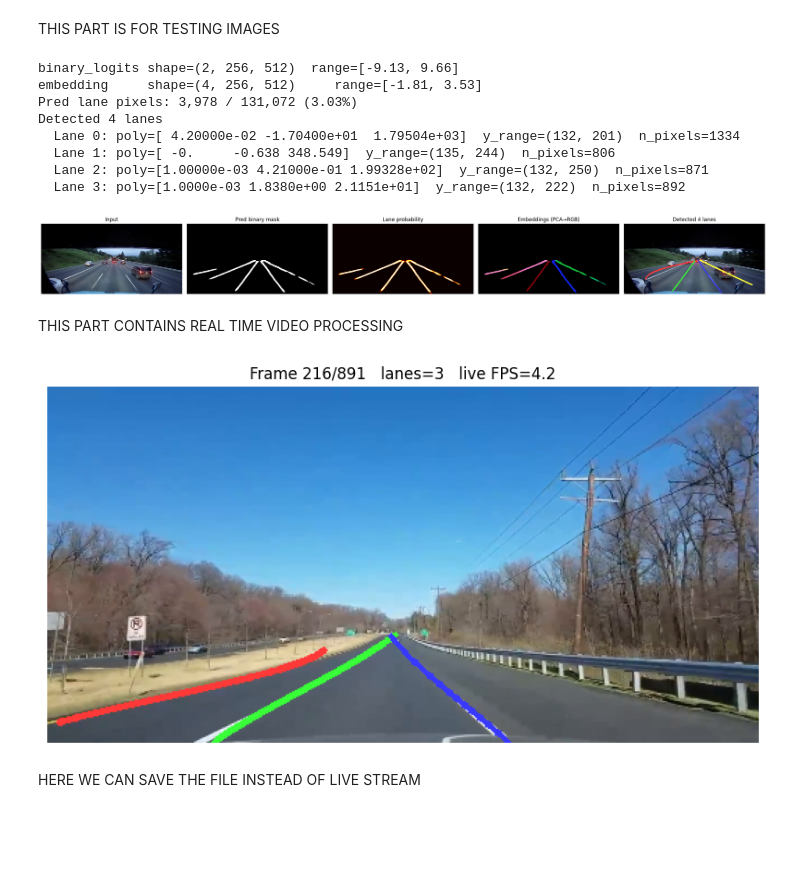
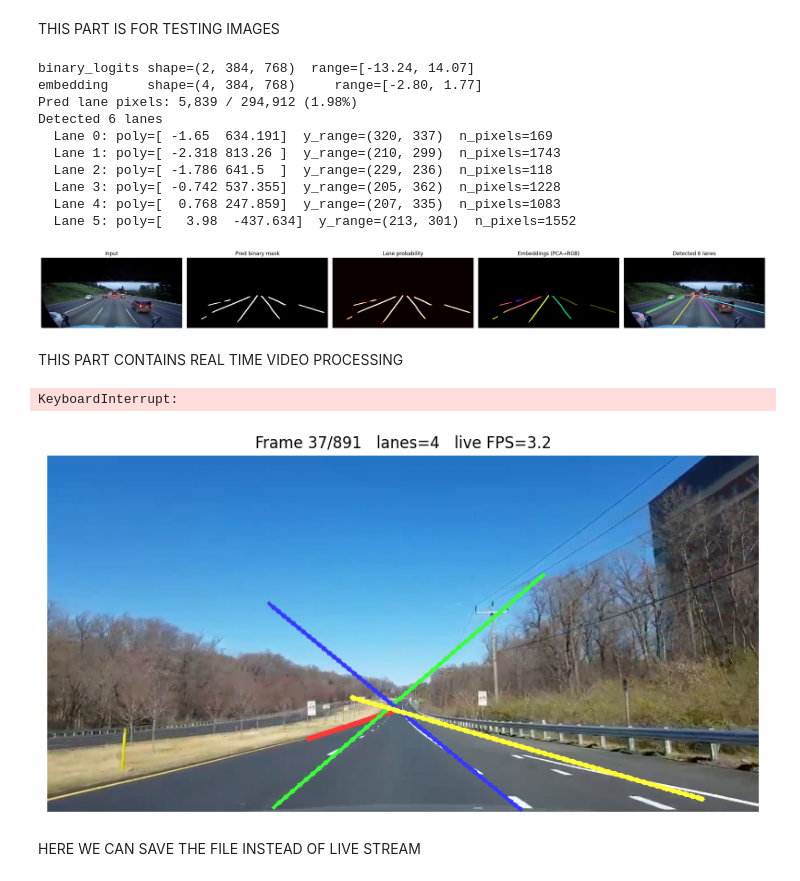
Before and after one commit to abdullahtapanci/LaneDetection, a Jupyter notebook: realTime.ipynb, the cells around one changed output. Drawn from its saved outputs; the diff is of its cells as text; code cells hidden in the pictures; blank space fills up the shorter version.

```diff
--- a/realTime.ipynb
+++ b/realTime.ipynb
@@ -33,7 +33,7 @@ device = "cuda" if torch.cuda.is_available() else "cpu"
 print("device:", device)
 
 #Checkpoint path
-CKPT_PATH = "/content/drive/MyDrive/Lane_Detection_Project/checkpoints/best.pt"
+CKPT_PATH = "/content/drive/MyDrive/Lane_Detection_Project/checkpoints/5/best.pt"
 
 #Load the model
 #model = LaneNet(embedding_dim=4).to(device)
@@ -86,7 +86,8 @@ IMAGE_PATH = "/content/drive/MyDrive/Lane_Detection_Project/sampleImages/testIma
 #EPS is the maximum distance between two samples for them to be considered as in the same neighborhood.
 #MIN_SAMPLES is the minimum number of samples required to form a dense region (i.e., a lane).
 #MIN_PIXELS is the minimum number of pixels required for a detected lane to be considered valid.
-EPS, MIN_SAMPLES, MIN_PIXELS, BANDWIDTH = 0.2, 20, 100, 2.0
+EPS, MIN_SAMPLES, MIN_PIXELS, BANDWIDTH = 0.1, 20, 100, 2.0
+POLY_DEGREE = 2
 
 # --- Read image ---
 frame_bgr = cv2.imread(IMAGE_PATH)
@@ -102,8 +103,8 @@ binary_np = binary_logits.squeeze(0).cpu().numpy()    # (2, H, W)
 emb_np    = embedding.squeeze(0).cpu().numpy()         # (D, H, W)
 
 lanes = my_postprocess(binary_np, emb_np,
-                       eps=EPS, min_samples=MIN_SAMPLES,
-                       poly_degree=2, min_pixels=MIN_PIXELS, bandwidth=BANDWIDTH, clustering_algorithm='dbscan')
+                       eps=EPS, min_samples=MIN_SAMPLES, threshold=0.4,
+                       poly_degree=POLY_DEGREE, min_pixels=MIN_PIXELS, bandwidth=BANDWIDTH, clustering_algorithm='dbscan')
 
 # --- Pull intermediates for visualization ---
 binary_pred = binary_np.argmax(axis=0).astype(np.uint8)                # (H, W)
@@ -143,15 +144,17 @@ axes[4].imshow(annotated);                                axes[4].set_title(f"De
 for a in axes: a.axis("off")
 plt.tight_layout(); plt.show()
 # %% [output]
-binary_logits shape=(2, 256, 512)  range=[-9.13, 9.66]
-embedding     shape=(4, 256, 512)     range=[-1.81, 3.53]
-Pred lane pixels: 3,978 / 131,072 (3.03%)
-Detected 4 lanes
-  Lane 0: poly=[ 4.20000e-02 -1.70400e+01  1.79504e+03]  y_range=(132, 201)  n_pixels=1334
-  Lane 1: poly=[ -0.     -0.638 348.549]  y_range=(135, 244)  n_pixels=806
-  Lane 2: poly=[1.00000e-03 4.21000e-01 1.99328e+02]  y_range=(132, 250)  n_pixels=871
-  Lane 3: poly=[1.0000e-03 1.8380e+00 2.1151e+01]  y_range=(132, 222)  n_pixels=892
+binary_logits shape=(2, 384, 768)  range=[-13.24, 14.07]
+embedding     shape=(4, 384, 768)     range=[-2.80, 1.77]
+Pred lane pixels: 5,839 / 294,912 (1.98%)
+Detected 6 lanes
+  Lane 0: poly=[ -1.65  634.191]  y_range=(320, 337)  n_pixels=169
+  Lane 1: poly=[ -2.318 813.26 ]  y_range=(210, 299)  n_pixels=1743
+  Lane 2: poly=[ -1.786 641.5  ]  y_range=(229, 236)  n_pixels=118
+  Lane 3: poly=[ -0.742 537.355]  y_range=(205, 362)  n_pixels=1228
+  Lane 4: poly=[  0.768 247.859]  y_range=(207, 335)  n_pixels=1083
+  Lane 5: poly=[   3.98  -437.634]  y_range=(213, 301)  n_pixels=1552
-[figure, old version]
+[figure, new version]
 # %% [markdown]
 THIS PART CONTAINS REAL TIME VIDEO PROCESSING
 # %%
@@ -184,36 +187,37 @@ with torch.no_grad():
         x = x.to(device)
         #Here we get our outputs from the model.
         binary_logits, embedding = model(x)
 
         #Here we apply postprocessing
         #Here we drop the batch dimension, move to CPU and convert to numpy for postprocessing. We have to move to CPU because the
         #postprocessing code uses sklearn which runs on CPU.
         binary_np = binary_logits.squeeze(0).cpu().numpy()
         emb_np    = embedding.squeeze(0).cpu().numpy()
         lanes = my_postprocess(binary_np, emb_np,
-                            eps=EPS, min_samples=MIN_SAMPLES, poly_degree=3,
-                            min_pixels=MIN_PIXELS, clustering_algorithm='dbscan')
+                       eps=EPS, min_samples=MIN_SAMPLES, threshold=0.4,
+                       poly_degree=POLY_DEGREE, min_pixels=MIN_PIXELS, bandwidth=BANDWIDTH, clustering_algorithm='dbscan')
 
         # Draw on the resized RGB frame
         annotated = draw_lanes(frame_rgb.copy(), lanes)
 
         # Update the matplotlib figure in place
         ax.clear(); ax.axis("off")
         elapsed = time.time() - t_start
         live_fps = (frame_idx + 1) / elapsed if elapsed > 0 else 0
         ax.imshow(annotated)
         ax.set_title(f"Frame {frame_idx+1}/{total_frames}   "
                      f"lanes={len(lanes)}   live FPS={live_fps:.1f}")
         clear_output(wait=True)
         display(fig)
 
         frame_idx += 1
 
 cap.release()
 plt.close(fig)
 print("Done.")
 # %% [output]
+KeyboardInterrupt:
-[figure, old version]
+[figure, new version]
 # %% [markdown]
 HERE WE CAN SAVE THE FILE INSTEAD OF LIVE STREAM
 # %%
```
Also changed, not shown: parts of 2 cells of this notebook, 2 other files.
